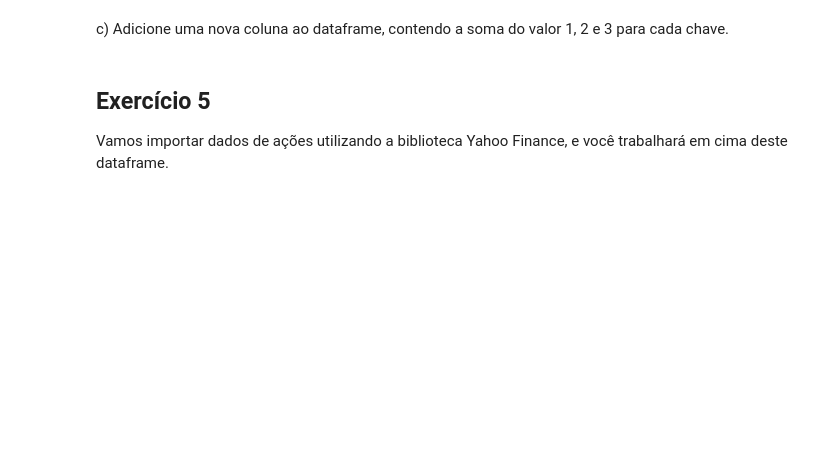
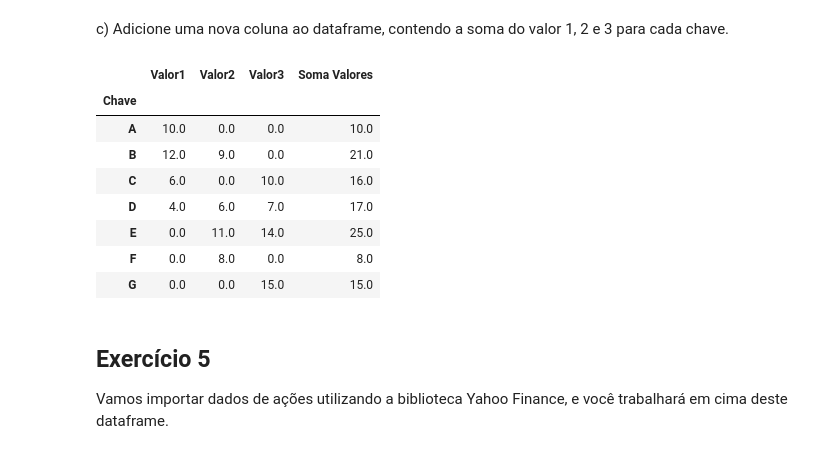
Before and after one commit to LuisOTSG/curso-feadev-python, a Jupyter notebook: Listas/lista6-respostas.ipynb, the cells around one changed output. Cells and saved outputs as stored; diff of their text form; code cells hidden in the pictures; blank space fills up the shorter version.

```diff
--- a/Listas/lista6-respostas.ipynb
+++ b/Listas/lista6-respostas.ipynb
@@ -57,13 +127,13 @@ Crie uma tabela dinâmica (pivot table) que mostre as vendas totais para cada pr
 ## Exercício 4:
 Dado os seguintes DataFrames:
 # %%
-df1 = pd.DataFrame({'Chave': ['A', 'B', 'C', 'D'],
+df_1 = pd.DataFrame({'Chave': ['A', 'B', 'C', 'D'],
                     'Valor1': [10, 12, 6, 4]})
 
-df2 = pd.DataFrame({'Chave': ['B', 'D', 'E', 'F'],
+df_2 = pd.DataFrame({'Chave': ['B', 'D', 'E', 'F'],
                     'Valor2': [9, 6, 11, 8]})
 
-df3 = pd.DataFrame({'Chave': ['C', 'D', 'E', 'G'],
+df_3 = pd.DataFrame({'Chave': ['C', 'D', 'E', 'G'],
                     'Valor3': [10, 7, 14, 15]})
 # %% [markdown]
 a) Combine os DataFrames df1 e df2 com base na coluna 'Chave', e deixe a coluna chave como index. Inclua apenas as chaves que aparecem em ambos os dataframes
@@ -73,3 +150,5 @@ a) Combine os DataFrames df1 e df2 com base na coluna 'Chave', e deixe a coluna
 b) Combine os DataFrames df1, df2 e df3, incluindo todas as chaves e valores. Defina "Chave" como index e substitua os valores não existentes por 0.
 # %%
 ## SEU CÓDIGO COMEÇA AQUI ##
+df_combinado2 = pd.merge(df_1, pd.merge(df_2, df_3, on='Chave', how='outer'), on='Chave', how='outer').set_index('Chave').fillna(0)
+df_combinado2
@@ -77,6 +166,18 @@ b) Combine os DataFrames df1, df2 e df3, incluindo todas as chaves e valores. De
 c) Adicione uma nova coluna ao dataframe, contendo a soma do valor 1, 2 e 3 para cada chave.
 # %%
 ## SEU CÓDIGO COMEÇA AQUI ##
+df_combinado2['Soma Valores'] = df_combinado2['Valor1'] +  df_combinado2['Valor2'] + df_combinado2['Valor3']
+df_combinado2
+# %% [output]
+|  | Valor1 | Valor2 | Valor3 | Soma Valores |
+| Chave |  |  |  |  |
+| A | 10.0 | 0.0 | 0.0 | 10.0 |
+| B | 12.0 | 9.0 | 0.0 | 21.0 |
+| C | 6.0 | 0.0 | 10.0 | 16.0 |
+| D | 4.0 | 6.0 | 7.0 | 17.0 |
+| E | 0.0 | 11.0 | 14.0 | 25.0 |
+| F | 0.0 | 8.0 | 0.0 | 8.0 |
+| G | 0.0 | 0.0 | 15.0 | 15.0 |
 # %% [markdown]
 ## Exercício 5
 Vamos importar dados de ações utilizando a biblioteca Yahoo Finance, e você trabalhará em cima deste dataframe.
```
Also changed, not shown: parts of 18 cells of this notebook, 1 other file.
